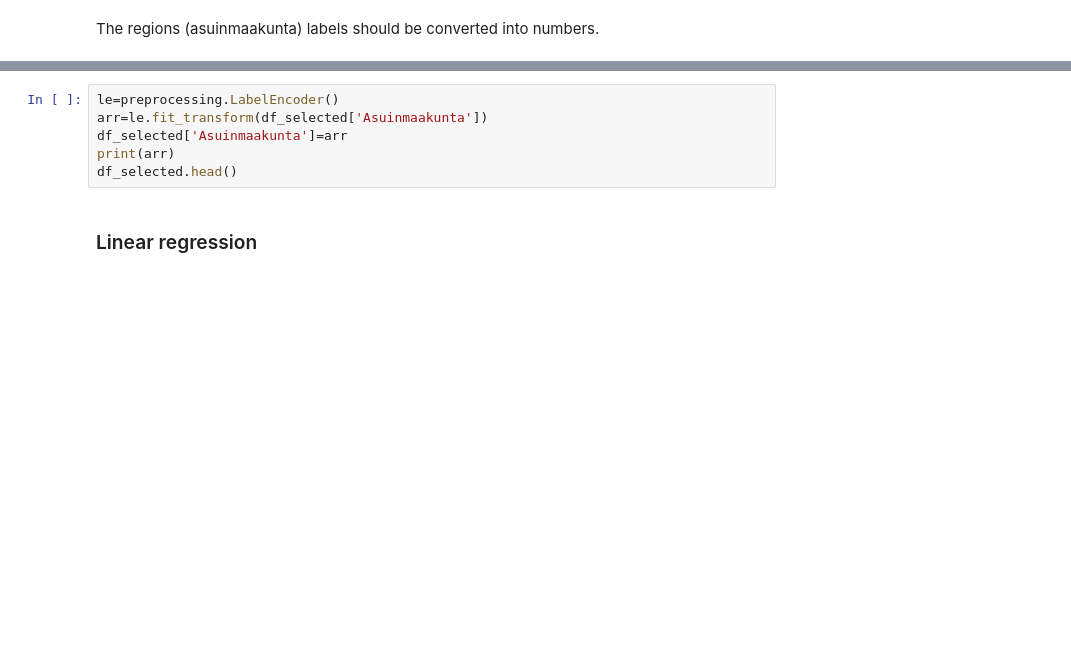
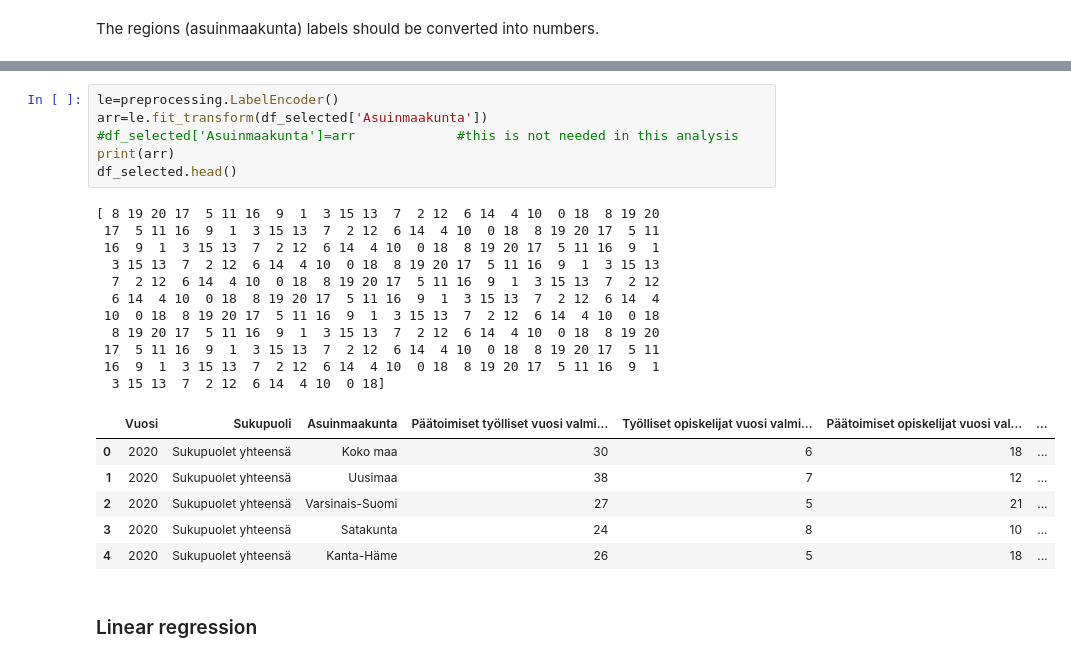
Before and after one commit to otredu/datatie, a Jupyter notebook: datatie_viikko_2.ipynb, the cells around one changed output, grey strips where cells are left out. Cells and saved outputs as stored; diff of their text form; blank space fills up the shorter version.

```diff
--- a/datatie_viikko_2.ipynb
+++ b/datatie_viikko_2.ipynb
@@ -56,9 +82,27 @@ df_selected.head()
 # %%
 le=preprocessing.LabelEncoder()
 arr=le.fit_transform(df_selected['Asuinmaakunta'])
-df_selected['Asuinmaakunta']=arr
+#df_selected['Asuinmaakunta']=arr             #this is not needed in this analysis
 print(arr)
 df_selected.head()
+# %% [output]
+[ 8 19 20 17  5 11 16  9  1  3 15 13  7  2 12  6 14  4 10  0 18  8 19 20
+ 17  5 11 16  9  1  3 15 13  7  2 12  6 14  4 10  0 18  8 19 20 17  5 11
+ 16  9  1  3 15 13  7  2 12  6 14  4 10  0 18  8 19 20 17  5 11 16  9  1
+  3 15 13  7  2 12  6 14  4 10  0 18  8 19 20 17  5 11 16  9  1  3 15 13
+  7  2 12  6 14  4 10  0 18  8 19 20 17  5 11 16  9  1  3 15 13  7  2 12
+  6 14  4 10  0 18  8 19 20 17  5 11 16  9  1  3 15 13  7  2 12  6 14  4
+ 10  0 18  8 19 20 17  5 11 16  9  1  3 15 13  7  2 12  6 14  4 10  0 18
+  8 19 20 17  5 11 16  9  1  3 15 13  7  2 12  6 14  4 10  0 18  8 19 20
+ 17  5 11 16  9  1  3 15 13  7  2 12  6 14  4 10  0 18  8 19 20 17  5 11
+ 16  9  1  3 15 13  7  2 12  6 14  4 10  0 18  8 19 20 17  5 11 16  9  1
+  3 15 13  7  2 12  6 14  4 10  0 18]
+|  | Vuosi | Sukupuoli | Asuinmaakunta | Päätoimiset työlliset vuosi valmi... | Työlliset opiskelijat vuosi valmi... | Päätoimiset opiskelijat vuosi val... | ... |
+| 0 | 2020 | Sukupuolet yhteensä | Koko maa | 30 | 6 | 18 | ... |
+| 1 | 2020 | Sukupuolet yhteensä | Uusimaa | 38 | 7 | 12 | ... |
+| 2 | 2020 | Sukupuolet yhteensä | Varsinais-Suomi | 27 | 5 | 21 | ... |
+| 3 | 2020 | Sukupuolet yhteensä | Satakunta | 24 | 8 | 10 | ... |
+| 4 | 2020 | Sukupuolet yhteensä | Kanta-Häme | 26 | 5 | 18 | ... |
 # %% [markdown]
 ### Linear regression
 # %%
```
Also changed, not shown: parts of 11 cells of this notebook, 10 other files.
